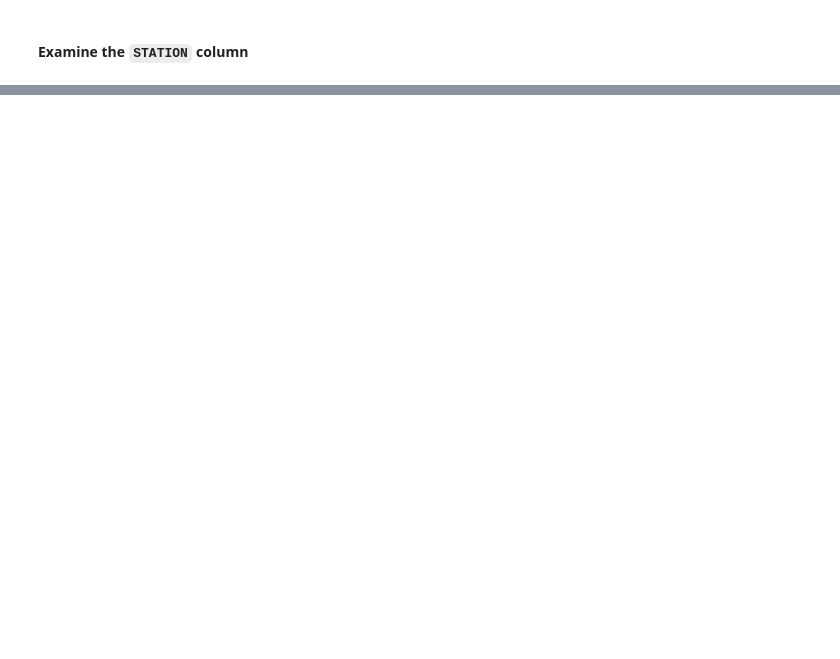
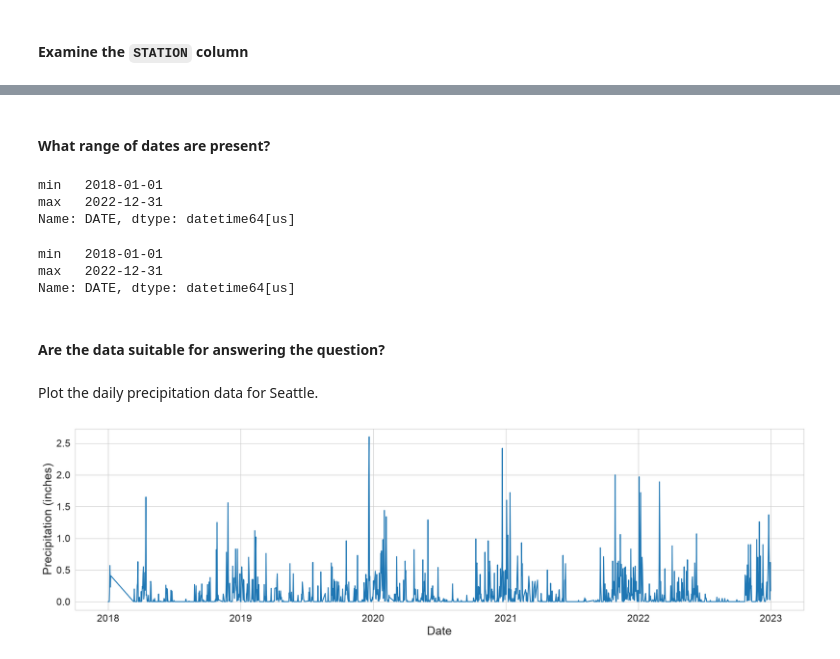
Before and after one commit to tuyettran15999/weather, a Jupyter notebook: code/Weather_Data.ipynb, the cells around one changed output, grey strips where cells are left out. Cells and saved outputs as stored; diff of their text form; code cells hidden in the pictures; blank space fills up the shorter version.

```diff
--- a/code/Weather_Data.ipynb
+++ b/code/Weather_Data.ipynb
@@ -84,0 +179,2 @@ memory usage: 166.0 KB
+# %%
+df_seattle['DATE'] = pd.to_datetime(df_seattle['DATE'])
@@ -84,0 +213,31 @@ memory usage: 166.0 KB
+# %% [markdown]
+#### What range of dates are present?
+# %%
+df_seattle['DATE'].agg(['min','max'])
+# %% [output]
+min   2018-01-01
+max   2022-12-31
+Name: DATE, dtype: datetime64[us]
+# %%
+df_boston['DATE'].agg(['min','max'])
+# %% [output]
+min   2018-01-01
+max   2022-12-31
+Name: DATE, dtype: datetime64[us]
+# %% [markdown]
+#### Are the data suitable for answering the question?
+# %% [markdown]
+Plot the daily precipitation data for Seattle.
+# %%
+plt.figure(figsize=(20, 5))
+
+sns.lineplot(data=df_seattle, x='DATE', y='PRCP')
+
+plt.xlabel('Date', fontsize=18)
+plt.ylabel('Precipitation (inches)', fontsize=18)
+
+plt.tick_params(labelsize=15)
+
+plt.show()
+# %% [output]
+[figure, added]
```
Also changed, not shown: parts of 82 cells of this notebook, 1 other file.
